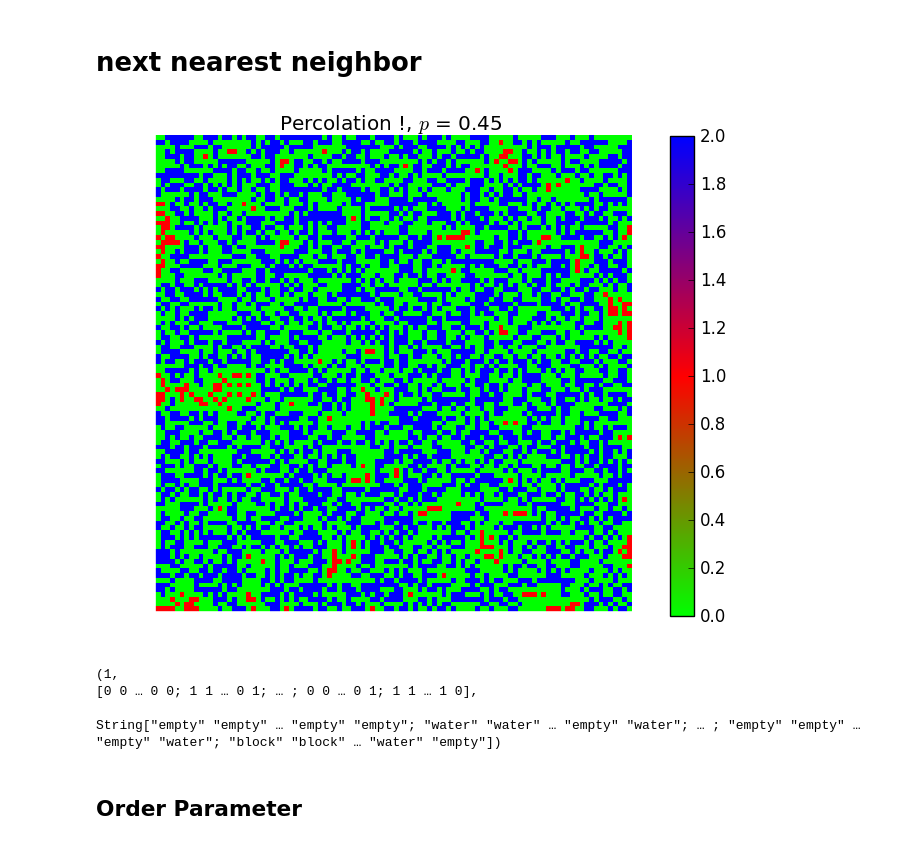
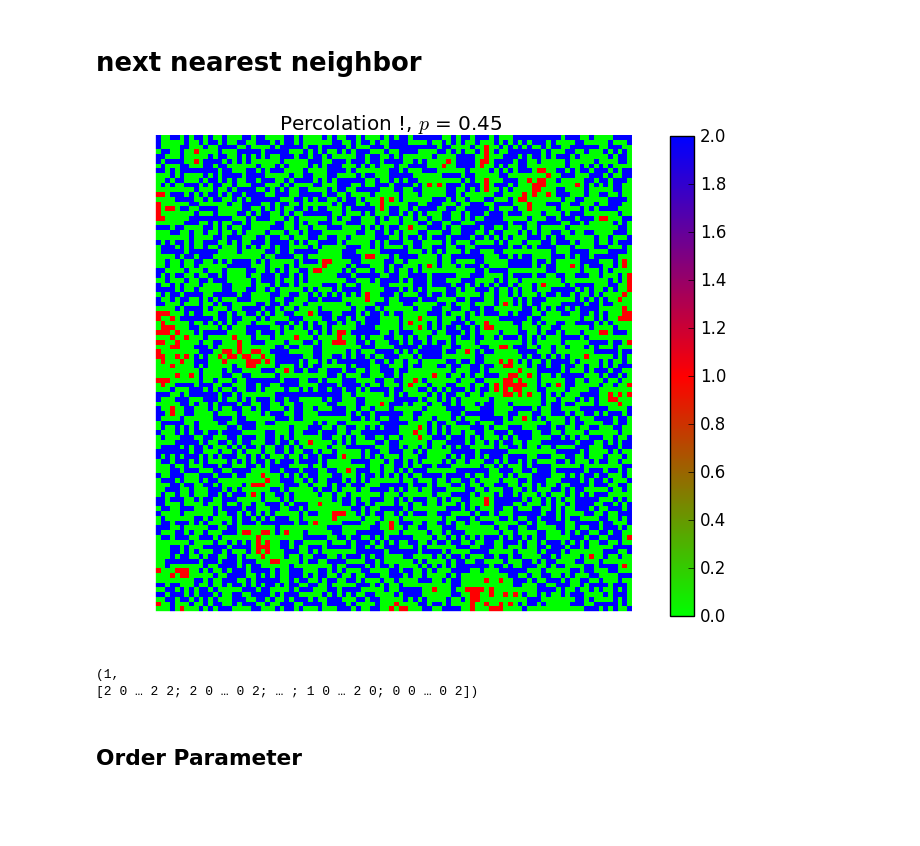
Before and after one commit to goropikari/Percolation.jl, a Jupyter notebook: example/percolation.ipynb, the cells around one changed output. Saved outputs shown, nothing was run; the diff lists cells and outputs as text; code cells hidden in the pictures; blank space fills up the shorter version.

```diff
--- a/example/percolation.ipynb
+++ b/example/percolation.ipynb
@@ -17,15 +23,14 @@ String["water" "water" … "water" "water"; "water" "water" … "water" "water";
 # %% [markdown]
 # next nearest neighbor
 # %%
+# If you want to simulate not only nearest neighbor but next nearest neighbor, use squarennn type.
 N = 100; p = 0.45
-size = simplennn(N, N, p)
+size = squarennn(N, N, p)
 percolation(size)
 # %% [output]
-[figure, old version]
+[figure, new version]
 (1,
-[0 0 … 0 0; 1 1 … 0 1; … ; 0 0 … 0 1; 1 1 … 1 0],
-
-String["empty" "empty" … "empty" "empty"; "water" "water" … "empty" "water"; … ; "empty" "empty" … "empty" "water"; "block" "block" … "water" "empty"])
+[2 0 … 2 2; 2 0 … 0 2; … ; 1 0 … 2 0; 0 0 … 0 2])
 # %% [markdown]
 ## Order Parameter
 # %%
```
Also changed, not shown: parts of 4 cells of this notebook, 14 other files.
